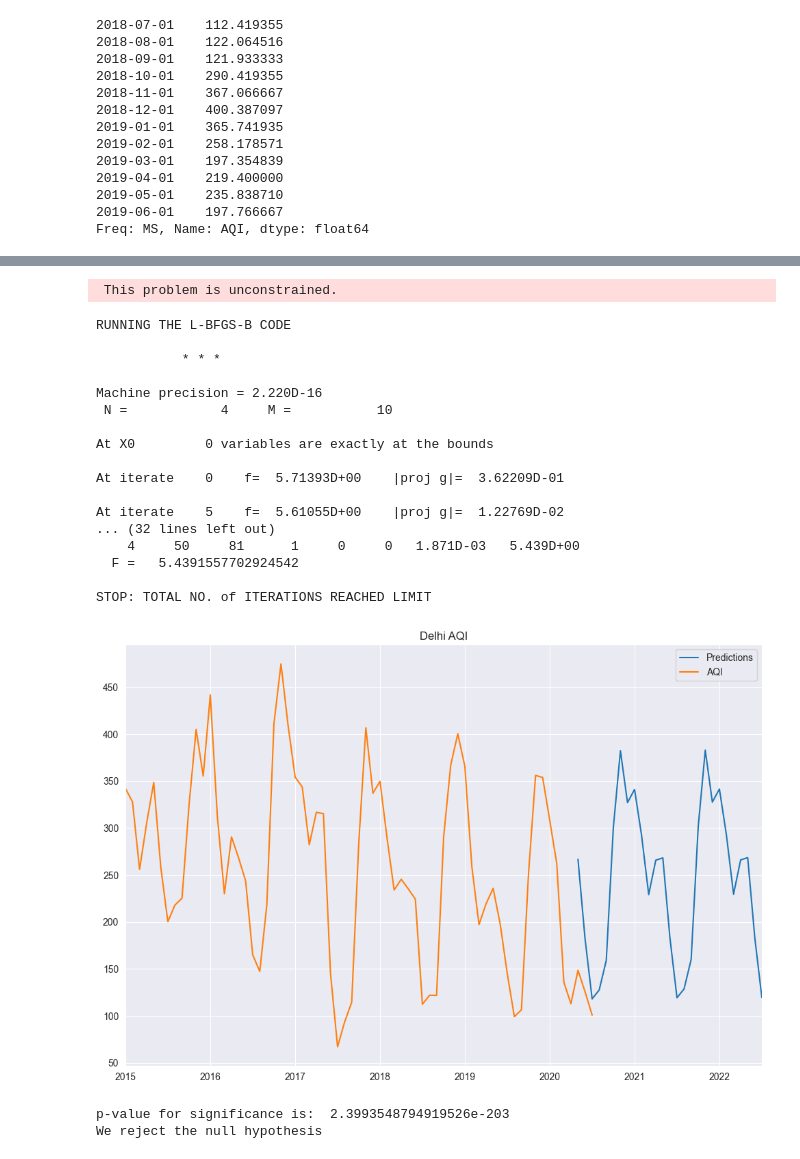
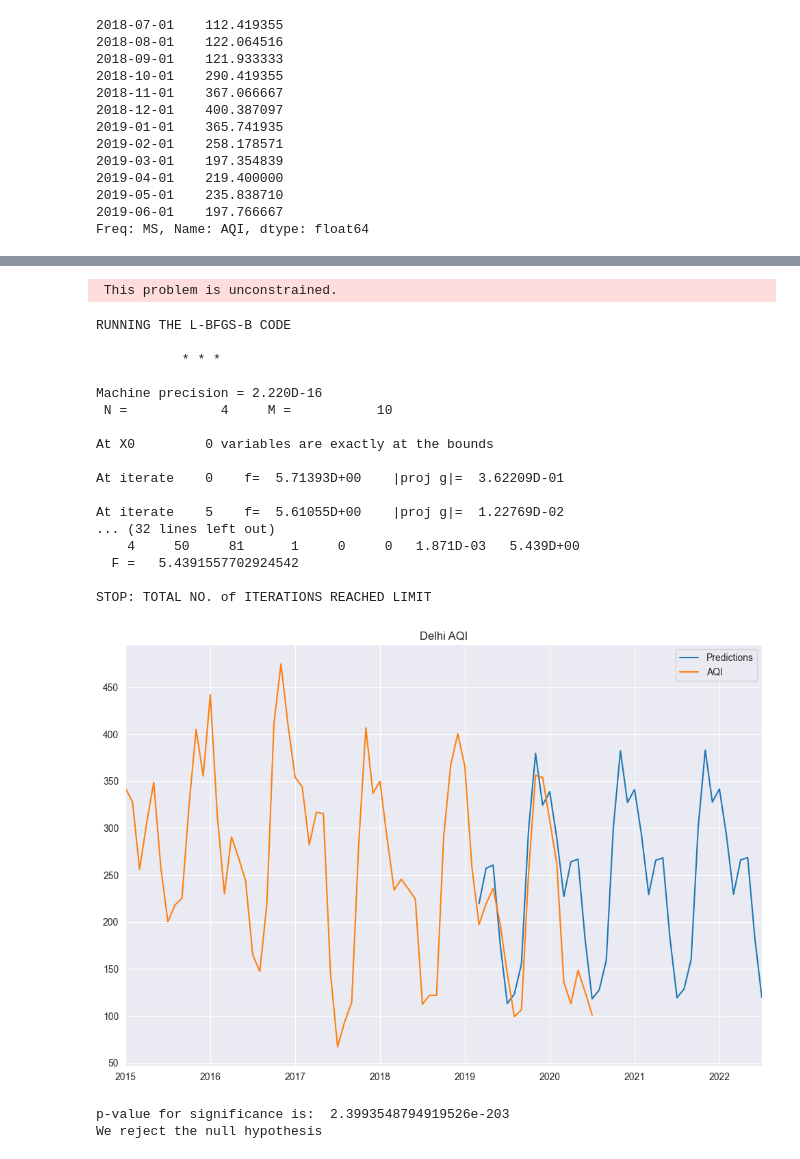
Before and after one commit to Thehackerash/google_solution_challenge, a Jupyter notebook: ML_Model/SARIMA_implementation_delhi.ipynb, the cells around one changed output, grey strips where cells are left out. Saved outputs shown, nothing was run; the diff lists cells and outputs as text; code cells hidden in the pictures.

```diff
--- a/AQI-Prediction-before-and-after-Lockdown-of-COVID-19-in-India-main/AQI-Prediction-before-and-after-Lockdown-of-COVID-19-in-India-main/SARIMA_implementation_delhi.ipynb
+++ b/ML_Model/SARIMA_implementation_delhi.ipynb
@@ -723,32 +725,32 @@ ValueError: Found input variables with inconsistent numbers of samples: [15, 12]
 # %%
 # Forming the model:
 final_model = SARIMAX(train,order=(1,0,0),seasonal_order=(1,0,1,12))
 results = final_model.fit()
 #Obtaining predicted values:
-predictions = results.predict(start=64, end=90, typ='levels').rename('Predictions')
+predictions = results.predict(start=50, end=90, typ='levels').rename('Predictions')
 #Plotting predicted values against the true values:
 predictions.plot(legend=True)
 Delhi_AQI.plot(legend=True,figsize=(12,8),grid=True,title="Delhi AQI");
 # %% [output]
  This problem is unconstrained.
 RUNNING THE L-BFGS-B CODE
 
            * * *
 
 Machine precision = 2.220D-16
  N =            4     M =           10
 
 At X0         0 variables are exactly at the bounds
 
 At iterate    0    f=  5.71393D+00    |proj g|=  3.62209D-01
 
 At iterate    5    f=  5.61055D+00    |proj g|=  1.22769D-02
 ... (32 lines left out)
     4     50     81      1     0     0   1.871D-03   5.439D+00
   F =   5.4391557702924542
 
 STOP: TOTAL NO. of ITERATIONS REACHED LIMIT
-[figure, old version]
+[figure, new version]
 # %%
 df_anova = pd.read_csv('newCityData.csv')
 df_anova = df_anova[['AQI','City']]
```
Also changed, not shown: parts of 7 cells of this notebook, 4 other files.
